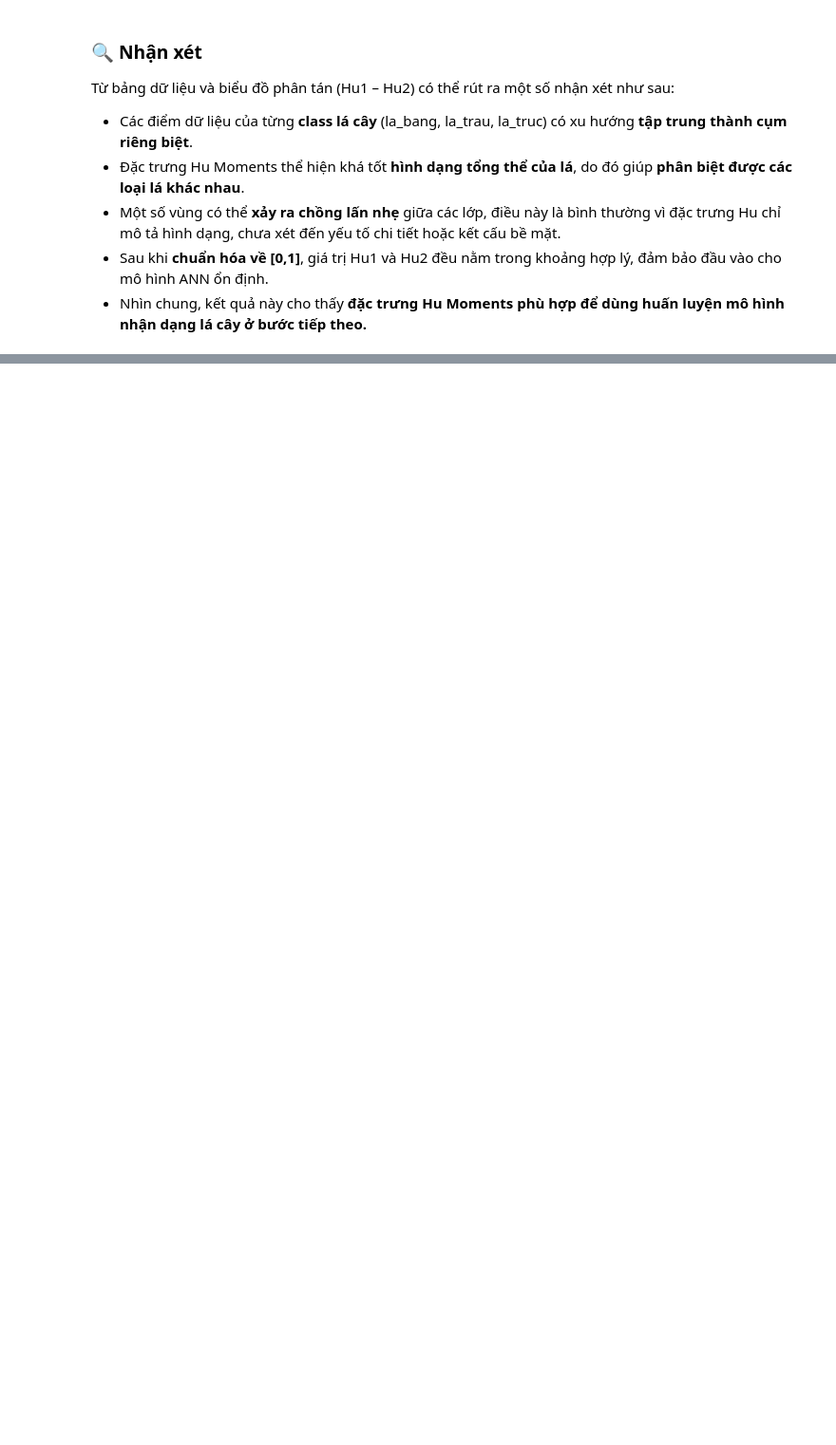
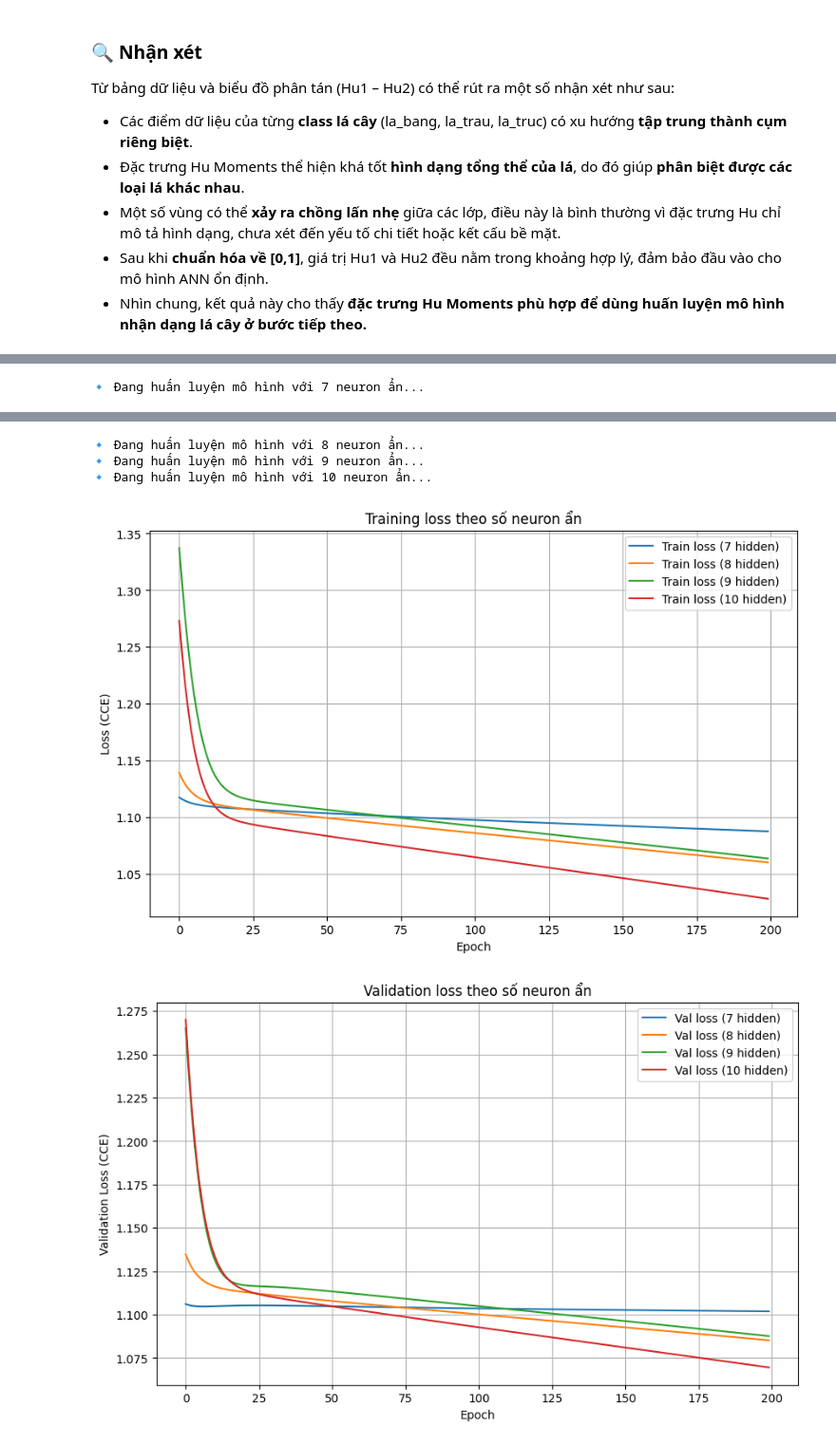
Before and after one commit to MacPhuPhong/ML, a Jupyter notebook: ANN/ANN.ipynb, the cells around one changed output, grey strips where cells are left out. Shown at 95% size. Saved outputs shown, nothing was run; the diff lists cells and outputs as text; code cells hidden in the pictures; blank space fills up the shorter version.

```diff
--- a/ANN/ANN.ipynb
+++ b/ANN/ANN.ipynb
@@ -355,45 +359,56 @@ from tensorflow.keras.utils import to_categorical
 from sklearn.model_selection import train_test_split
 from sklearn.preprocessing import LabelEncoder
 import matplotlib.pyplot as plt
+import pandas as pd
+
+# --- Đọc dữ liệu đặc trưng (train + val) ---
+df = pd.read_csv("hu_features_train_val.csv")
 
 # --- Chuẩn bị dữ liệu ---
 X = df.iloc[:, 0:7].values
 y = df['label'].values
 
-# Mã hóa nhãn thành số
+# Mã hóa nhãn sang số và one-hot
 label_encoder = LabelEncoder()
 y_encoded = label_encoder.fit_transform(y)
 y_onehot = to_categorical(y_encoded)
 
-# Chia dữ liệu train/val
-X_train, X_val, y_train, y_val = train_test_split(X, y_onehot, test_size=0.2, random_state=42, stratify=y_onehot)
+# Chia dữ liệu thành train / validation (80/20)
+X_train, X_val, y_train, y_val = train_test_split(
+    X, y_onehot, test_size=0.2, random_state=42, stratify=y_onehot
+)
 
-# --- Hàm huấn luyện mô hình với số neuron ẩn tùy chọn ---
+# --- Hàm huấn luyện mô hình ANN với số nơ-ron ẩn thay đổi ---
 def train_ann(hidden_neurons):
     model = Sequential([
         Dense(hidden_neurons, input_dim=7, activation='sigmoid'),
         Dense(y_onehot.shape[1], activation='softmax')
     ])
-
-    model.compile(optimizer=tf.keras.optimizers.SGD(learning_rate=0.1),
-                  loss='categorical_crossentropy',
-                  metrics=['accuracy'])
-
-    history = model.fit(X_train, y_train,
-                        validation_data=(X_val, y_val),
-                        epochs=200, batch_size=len(X_train),
-                        verbose=0)
+    model.compile(
+        optimizer=tf.keras.optimizers.SGD(learning_rate=0.1),
+        loss='categorical_crossentropy',
+        metrics=['accuracy']
+    )
+    history = model.fit(
+        X_train, y_train,
+        validation_data=(X_val, y_val),
+        epochs=200, batch_size=len(X_train),
+        verbose=0
+    )
     return model, history
 
-# --- Huấn luyện với 4 cấu hình khác nhau ---
+# --- Huấn luyện thử với các cấu hình hidden layer khác nhau ---
 hidden_options = [7, 8, 9, 10]
 histories = {}
+models = {}
+
 for n in hidden_options:
     print(f"🔹 Đang huấn luyện mô hình với {n} neuron ẩn...")
     model, history = train_ann(n)
     histories[n] = history
+    models[n] = model
 
-# --- Vẽ đồ thị loss ---
+# --- Vẽ đồ thị Training Loss ---
 plt.figure(figsize=(10,6))
 for n, history in histories.items():
     plt.plot(history.history['loss'], label=f'Train loss ({n} hidden)')
@@ -404,7 +419,7 @@ plt.legend()
 plt.grid(True)
 plt.show()
 
-# --- Vẽ đồ thị validation loss ---
+# --- Vẽ đồ thị Validation Loss ---
 plt.figure(figsize=(10,6))
 for n, history in histories.items():
     plt.plot(history.history['val_loss'], label=f'Val loss ({n} hidden)')
@@ -415,11 +430,17 @@ plt.legend()
 plt.grid(True)
 plt.show()
 
-# --- Đánh giá mô hình tốt nhất ---
+# --- Đánh giá mô hình tốt nhất dựa trên Validation Loss cuối ---
 best_n = min(hidden_options, key=lambda n: histories[n].history['val_loss'][-1])
+best_model = models[best_n]
 best_val_loss = histories[best_n].history['val_loss'][-1]
-best_acc = histories[best_n].history['val_accuracy'][-1]
+best_val_acc = histories[best_n].history['val_accuracy'][-1]
 
 print(f"\n Mô hình tốt nhất: {best_n} neuron ẩn")
-print(f"Validation loss: {best_val_loss:.4f}")
-print(f"Validation accuracy: {best_acc*100:.2f}%")
+print(f"Validation Loss: {best_val_loss:.4f}")
+print(f"Validation Accuracy: {best_val_acc*100:.2f}%")
+
+# --- Lưu mô hình tốt nhất ---
+best_model.save("best_leaf_ann.h5")
+print(" Mô hình ANN tốt nhất đã được lưu: best_leaf_ann.h5")
+# %% [output]
@@ -425,0 +451 @@ print(f"Validation accuracy: {best_acc*100:.2f}%")
+🔹 Đang huấn luyện mô hình với 7 neuron ẩn...
@@ -425,0 +453,5 @@ print(f"Validation accuracy: {best_acc*100:.2f}%")
+🔹 Đang huấn luyện mô hình với 8 neuron ẩn...
+🔹 Đang huấn luyện mô hình với 9 neuron ẩn...
+🔹 Đang huấn luyện mô hình với 10 neuron ẩn...
+[figure, added]
+[figure, added]
```
Also changed, not shown: parts of 7 cells of this notebook.
